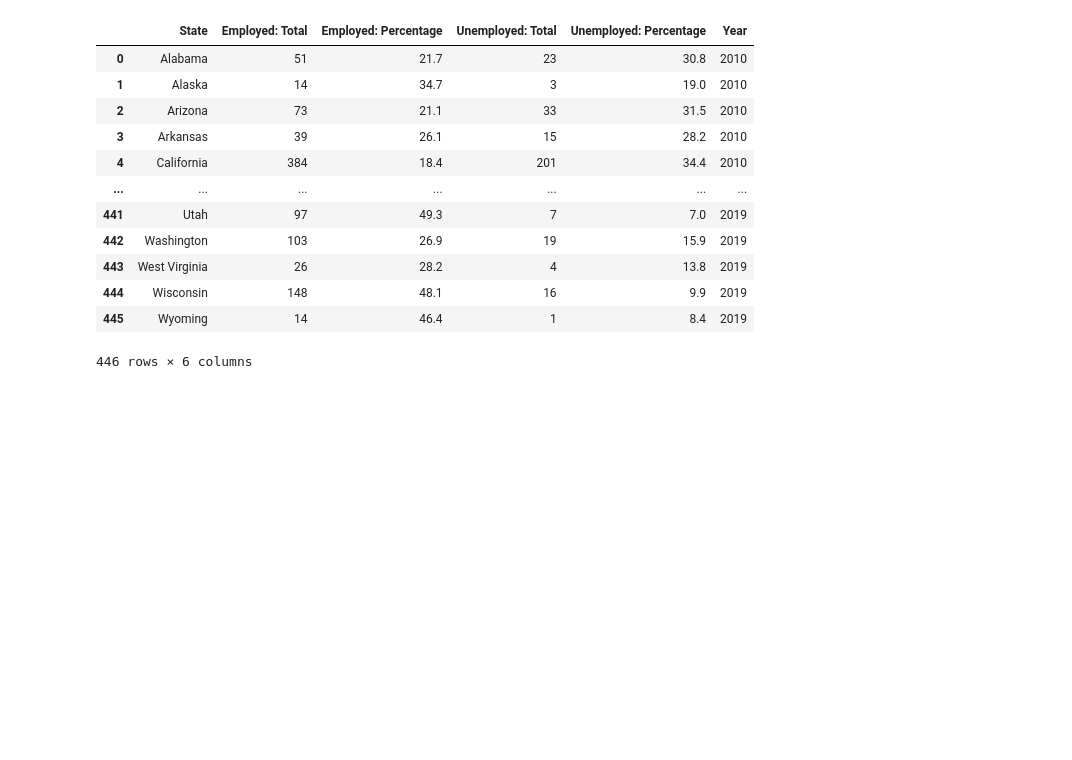
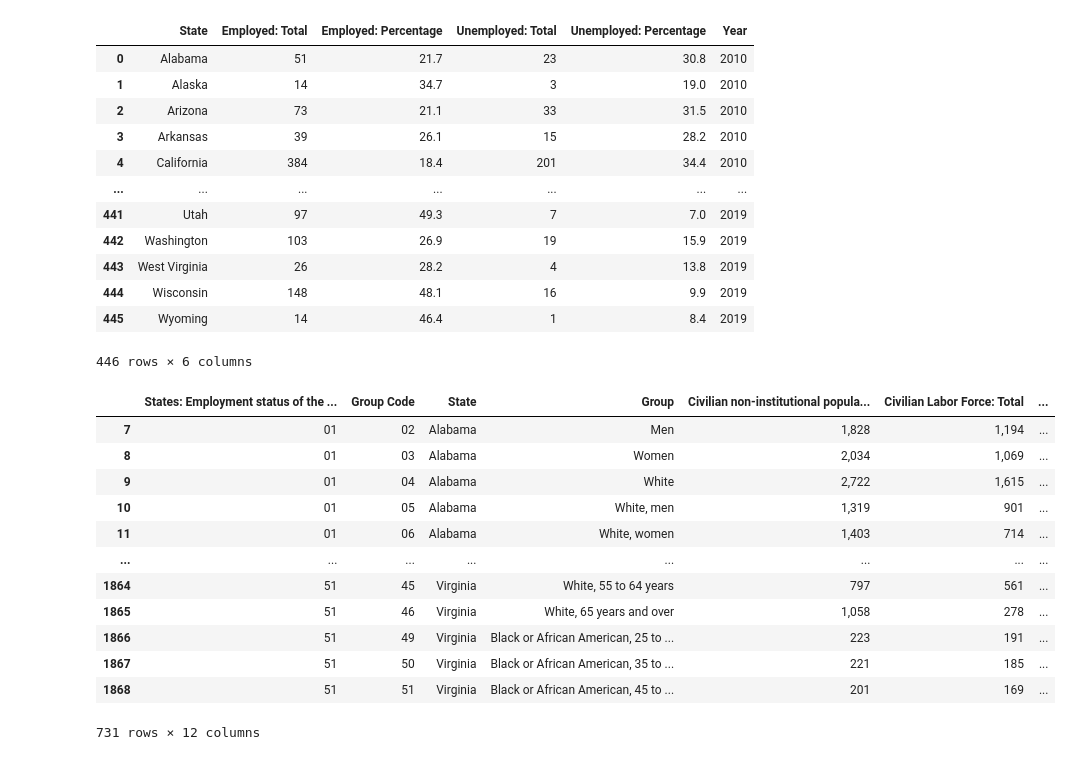
Before and after one commit to KaylynneHatch/ds4a81_project, a Jupyter notebook: code/cleaning teen employment.ipynb, the cells around one changed output. Saved outputs shown, nothing was run; the diff lists cells and outputs as text; code cells hidden in the pictures; blank space fills up the shorter version.

```diff
--- a/code/employment.ipynb
+++ b/code/cleaning teen employment.ipynb
@@ -229,3 +229,20 @@ merged
 446 rows × 6 columns
 # %%
 merged.to_csv(r'../Cleaned Datasets/teen_employment.csv', index = False, header=True)
+# %%
+mask = ~employment19['State'].isin(teen_states19)
+employment19[mask]
+# %% [output]
+|  | States: Employment status of the ... | Group Code | State | Group | Civilian non-institutional popula... | Civilian Labor Force: Total | ... |
+| 7 | 01 | 02 | Alabama | Men | 1,828 | 1,194 | ... |
+| 8 | 01 | 03 | Alabama | Women | 2,034 | 1,069 | ... |
+| 9 | 01 | 04 | Alabama | White | 2,722 | 1,615 | ... |
+| 10 | 01 | 05 | Alabama | White, men | 1,319 | 901 | ... |
+| 11 | 01 | 06 | Alabama | White, women | 1,403 | 714 | ... |
+| ... | ... | ... | ... | ... | ... | ... | ... |
+| 1864 | 51 | 45 | Virginia | White, 55 to 64 years | 797 | 561 | ... |
+| 1865 | 51 | 46 | Virginia | White, 65 years and over | 1,058 | 278 | ... |
+| 1866 | 51 | 49 | Virginia | Black or African American, 25 to ... | 223 | 191 | ... |
+| 1867 | 51 | 50 | Virginia | Black or African American, 35 to ... | 221 | 185 | ... |
+| 1868 | 51 | 51 | Virginia | Black or African American, 45 to ... | 201 | 169 | ... |
+731 rows × 12 columns
```
Also changed, not shown: parts of 3 cells of this notebook, 10 other files.
